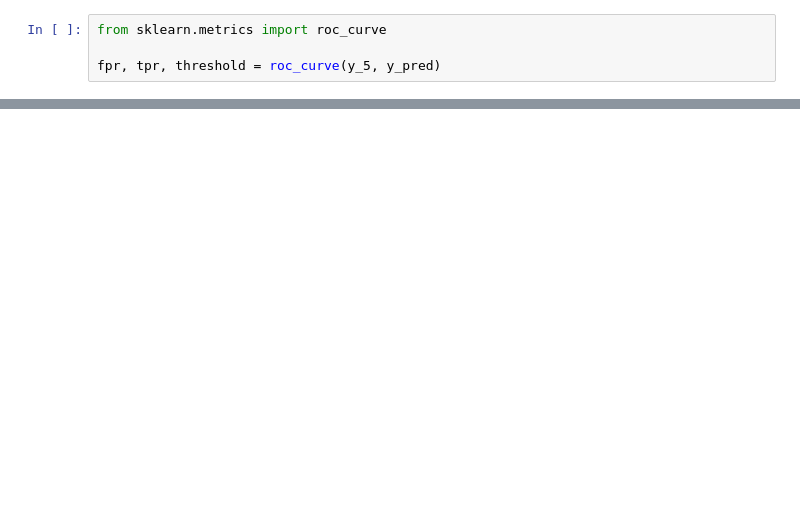
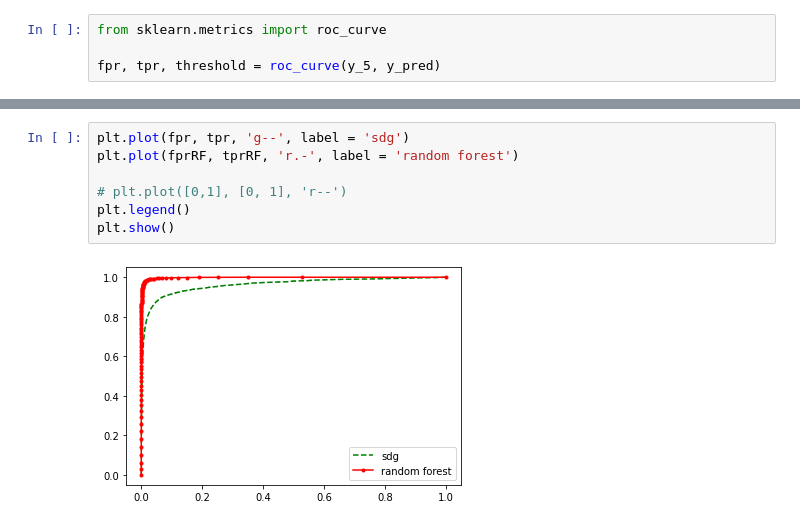
Before and after one commit to aman5898/Data-Science-Extended-LRC, a Jupyter notebook: 2022-1-3-Classification.ipynb, the cells around one changed output, grey strips where cells are left out. Drawn from its saved outputs; the diff is of its cells as text; blank space fills up the shorter version.

```diff
--- a/2022-1-3-Classification.ipynb
+++ b/2022-1-3-Classification.ipynb
@@ -178,0 +199,9 @@ plt.show()
+# %%
+plt.plot(fpr, tpr, 'g--', label = 'sdg')
+plt.plot(fprRF, tprRF, 'r.-', label = 'random forest')
+
+# plt.plot([0,1], [0, 1], 'r--')
+plt.legend()
+plt.show()
+# %% [output]
+[figure, added]
```
Also changed, not shown: parts of 21 cells of this notebook.
